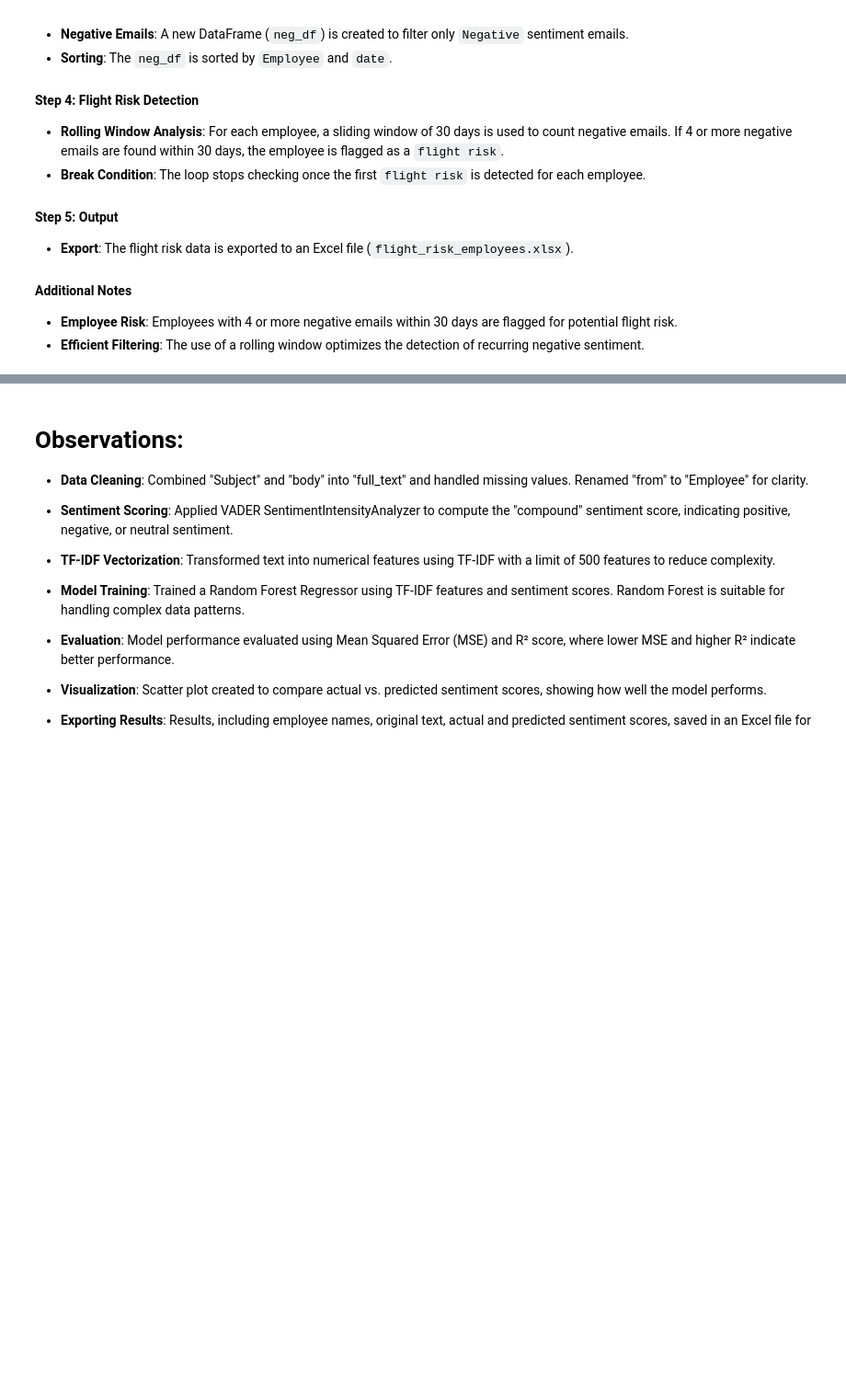
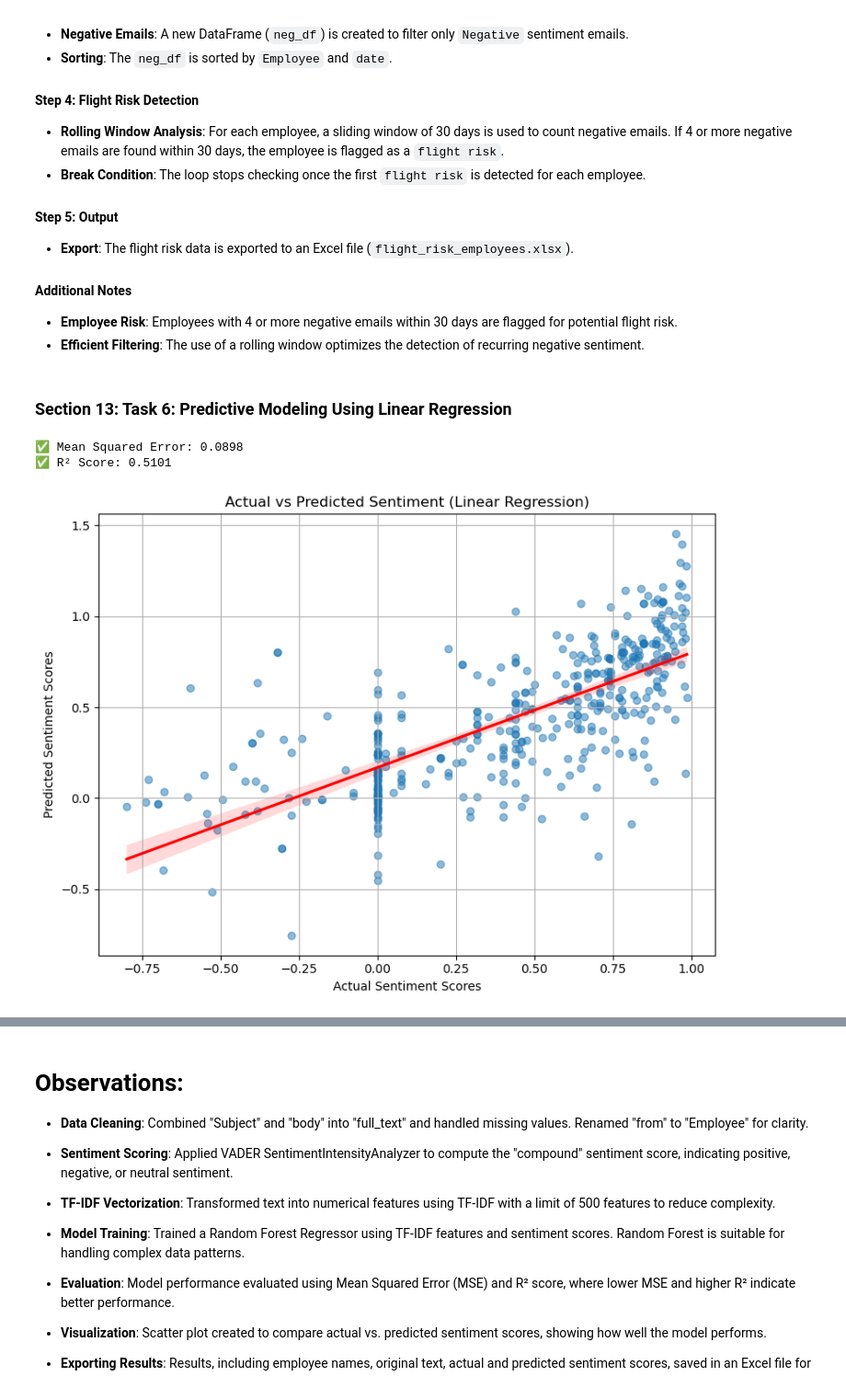
Before and after one commit to JonyFelix/Employee_Sentiment_Analysis, a Jupyter notebook: Employee Sentiment Analysis/Source Code/EmployeeSentiimentAnalysis.ipynb, the cells around one changed output, grey strips where cells are left out. Shown at 92% size. Cells and saved outputs as stored; diff of their text form; code cells hidden in the pictures; blank space fills up the shorter version.

```diff
--- a/Employee Sentiment Analysis/Source Code/EmployeeSentiimentAnalysis.ipynb
+++ b/Employee Sentiment Analysis/Source Code/EmployeeSentiimentAnalysis.ipynb
@@ -1097,96 +1160,103 @@ flight_risk_df.head(10)
 #### **Additional Notes**
 - **Employee Risk**: Employees with 4 or more negative emails within 30 days are flagged for potential flight risk.
 - **Efficient Filtering**: The use of a rolling window optimizes the detection of recurring negative sentiment.
+# %% [markdown]
+### Section 13: Task 6: Predictive Modeling Using Linear Regression
 # %%
-# Task 6: Predictive Modeling
-# Import necessary libraries
+# Task 6: Predictive Modeling Using Linear Regression
+
+# ------------------- 📦 Import Required Libraries ------------------- #
 import pandas as pd
 from vaderSentiment.vaderSentiment import SentimentIntensityAnalyzer
 from sklearn.model_selection import train_test_split
-from sklearn.ensemble import RandomForestRegressor
+from sklearn.linear_model import LinearRegression  # ✅ Switched to Linear Regression
 from sklearn.metrics import mean_squared_error, r2_score
 from sklearn.feature_extraction.text import TfidfVectorizer
 import matplotlib.pyplot as plt
 import seaborn as sns
 
-# ------------------- Step 1: Load and Clean Data ------------------- #
-# Load the dataset into a DataFrame
+# ------------------- 📂 Step 1: Load and Prepare Data ------------------- #
+# Load the email dataset
 df = pd.read_csv("../Projects/GrennTree/test.csv")
 
-# Combine 'Subject' and 'body' columns into a single 'full_text' column
+# Combine Subject and Body to create a unified text field
 df["full_text"] = df["Subject"].fillna("") + " " + df["body"].fillna("")
 
-# Rename the 'from' column to 'Employee' for clarity
+# Rename column 'from' to 'Employee' for clarity
 df.rename(columns={"from": "Employee"}, inplace=True)
 
-# Convert the 'date' column to datetime format and drop rows with invalid dates
+# Convert the 'date' column to datetime and remove rows with invalid/missing dates or texts
 df["date"] = pd.to_datetime(df["date"], errors='coerce')
 df = df.dropna(subset=["date", "full_text"])
 
-# ------------------- Step 2: Sentiment Scoring ------------------- #
-# Initialize SentimentIntensityAnalyzer for sentiment analysis
+# ------------------- 💬 Step 2: Sentiment Scoring with VADER ------------------- #
+# Initialize VADER sentiment analyzer
 analyzer = SentimentIntensityAnalyzer()
 
-# Calculate the sentiment compound score for each 'full_text'
+# Generate compound sentiment score for each full text entry
 df["Sentiment_Compound"] = df["full_text"].apply(lambda x: analyzer.polarity_scores(x)["compound"])
 
-# ------------------- Step 3: Text Vectorization (TF-IDF) ------------------- #
-# Apply TF-IDF vectorization on the 'full_text' column, limiting to 500 features
-tfidf = TfidfVectorizer(max_features=500)  # limit to 500 features
+# ------------------- 🧠 Step 3: Feature Extraction (TF-IDF) ------------------- #
+# Convert text into numerical features using TF-IDF vectorization
+tfidf = TfidfVectorizer(max_features=500)  # Limit to top 500 most informative words
 X_tfidf = tfidf.fit_transform(df["full_text"])
 
-# ------------------- Step 4: Target Variable ------------------- #
-# Set the target variable as the Sentiment Compound scores
+# ------------------- 🎯 Step 4: Define Target Variable ------------------- #
+# Target variable is the sentiment compound score (regression)
 y = df["Sentiment_Compound"]
 
-# ------------------- Step 5: Train-Test Split with Index Tracking ------------------- #
-# Track original indices of the DataFrame before splitting into train-test sets
+# ------------------- 🔀 Step 5: Train-Test Split with Index Tracking ------------------- #
+# Preserve original indices to use later in results
 original_indices = df.index
 
-# Split the data into training and testing sets (80-20 split)
+# Split dataset into 80% training and 20% testing
 X_train, X_test, y_train, y_test, idx_train, idx_test = train_test_split(
     X_tfidf, y, original_indices, test_size=0.2, random_state=42
 )
 
-# ------------------- Step 6: Train the Model ------------------- #
-# Initialize and train a Random Forest Regressor model
-model = RandomForestRegressor(n_estimators=100, random_state=42)
+# ------------------- 🤖 Step 6: Model Training (Linear Regression) ------------------- #
+# Initialize and train the linear regression model
+model = LinearRegression()
 model.fit(X_train, y_train)
 
-# Predict sentiment scores on the test set
+# Make predictions on test data
 y_pred = model.predict(X_test)
 
-# ------------------- Step 7: Evaluation ------------------- #
-# Calculate Mean Squared Error (MSE) and R² score to evaluate model performance
+# ------------------- 📊 Step 7: Model Evaluation ------------------- #
+# Evaluate using MSE and R² metrics
 mse = mean_squared_error(y_test, y_pred)
 r2 = r2_score(y_test, y_pred)
 
-# Output the evaluation metrics
+# Display performance results
 print(f"✅ Mean Squared Error: {mse:.4f}")
 print(f"✅ R² Score: {r2:.4f}")
 
-# ------------------- Step 8: Visualization ------------------- #
-# Plot the Actual vs Predicted Sentiment scores
+# ------------------- 📈 Step 8: Visualization ------------------- #
+# Visualize Actual vs Predicted sentiment scores
 plt.figure(figsize=(8, 6))
-sns.regplot(x=y_test, y=y_pred, scatter_kws={'alpha':0.5}, line_kws={"color": "red"})
+sns.regplot(x=y_test, y=y_pred, scatter_kws={'alpha': 0.5}, line_kws={"color": "red"})
 plt.xlabel("Actual Sentiment Scores")
 plt.ylabel("Predicted Sentiment Scores")
-plt.title("Actual vs Predicted Sentiment (Using TF-IDF Features)")
+plt.title("Actual vs Predicted Sentiment (Linear Regression)")
 plt.grid(True)
 plt.tight_layout()
 plt.show()
 
-# ------------------- Step 9: Export Results with Sender Info ------------------- #
-# Create a DataFrame to store the test set results along with sender info and predictions
+# ------------------- 📤 Step 9: Export Results ------------------- #
+# Create a DataFrame to store predictions with sender information
 results_df = pd.DataFrame({
     "Employee": df.loc[idx_test, "Employee"].values,
     "Original_Text": df.loc[idx_test, "full_text"].values,
     "Actual_Sentiment": y_test.values,
     "Predicted_Sentiment": y_pred
 })
 
-# Export the results to an Excel file
-results_df.to_excel("sentiment_predictions.xlsx", index=False)
+# Export to Excel for reporting
+results_df.to_excel("sentiment_predictions_linear.xlsx", index=False)
 
-# Display the first 10 rows of the results
+# Display top 10 entries
 results_df.head(10)
+# %% [output]
+✅ Mean Squared Error: 0.0898
+✅ R² Score: 0.5101
+[figure, added]
```
Also changed, not shown: parts of 22 cells of this notebook.
